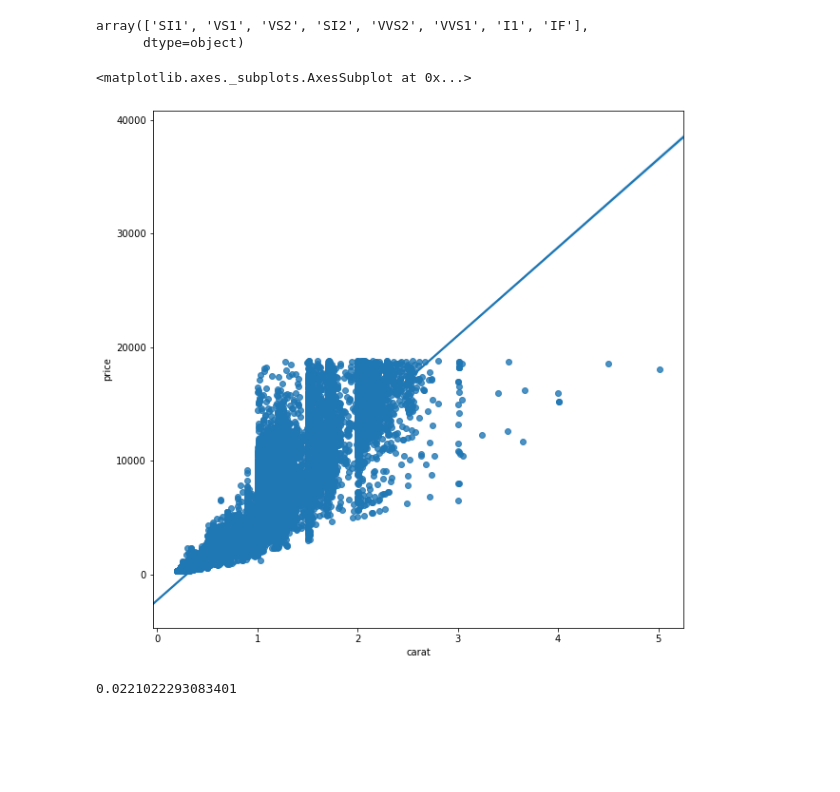
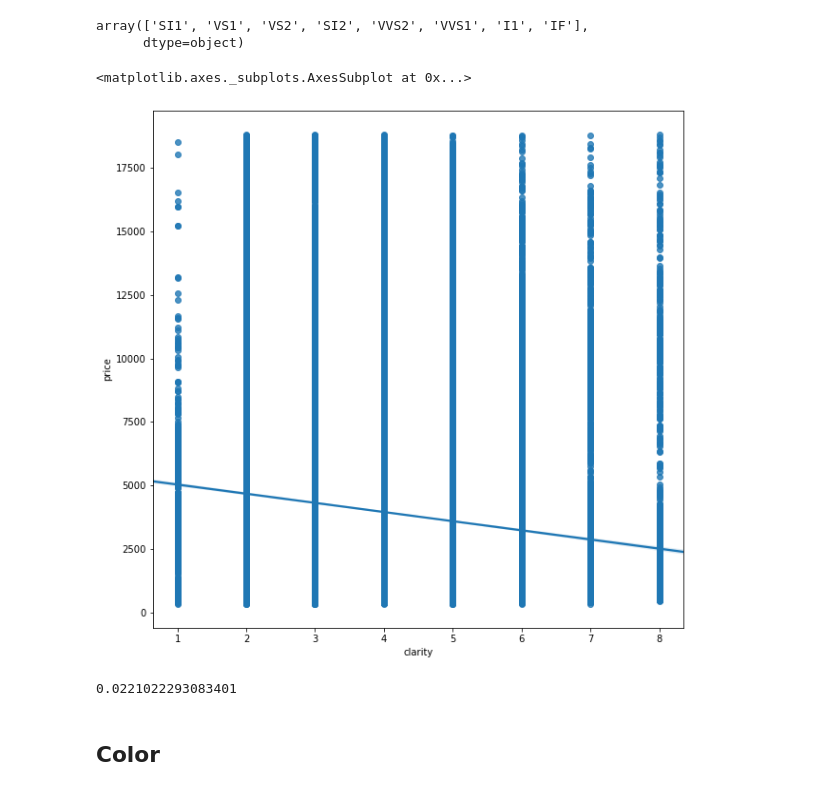
Before and after one commit to pgarcias01/Ironhack_DAFT, a Jupyter notebook: Projects/Mini-Project_Linear_Regression/Primeira_tentativa.ipynb, the cells around one changed output. Cells and saved outputs as stored; diff of their text form; code cells hidden in the pictures; blank space fills up the shorter version.

```diff
--- a/Projects/Mini-Project_Linear_Regression/Primeira_tentativa.ipynb
+++ b/Projects/Mini-Project_Linear_Regression/Primeira_tentativa.ipynb
@@ -24,15 +28,14 @@ diamonds.clarity.unique()
 array(['SI1', 'VS1', 'VS2', 'SI2', 'VVS2', 'VVS1', 'I1', 'IF'],
       dtype=object)
 # %%
-cat_price=['N', 'I3', 'I2', 'I1', 'SI3', 'SI2', 'SI1', 'VS2', 'VS1', 'VVS2', 'VVS1', 'IF', 'FL']
-cat_price = [item for item in cat_price if item in list(diamonds.clarity.unique())]
+cat_price=['I1', 'SI2', 'SI1', 'VS2', 'VS1', 'VVS2', 'VVS1', 'IF']
 diamonds['clarity'] = diamonds['clarity'].apply(lambda x: 1+ (cat_price.index(x)))
 # %%
 plt.figure(figsize=(10, 10))
-sns.regplot(diamonds.carat, diamonds.price, scatter=True)
+sns.regplot(diamonds.clarity, diamonds.price, scatter=True)
 # %% [output]
 <matplotlib.axes._subplots.AxesSubplot at 0x...>
-[figure, old version]
+[figure, new version]
 # %%
 from scipy import stats
 slope, intercept, r_value, p_value, std_err = stats.linregress(diamonds.clarity, diamonds.price)
@@ -40,3 +43,5 @@ r2 = r_value ** 2
 r2
 # %% [output]
 0.0221022293083401
+# %% [markdown]
+## Color
```
Also changed, not shown: parts of 23 cells of this notebook, 2 other files.
